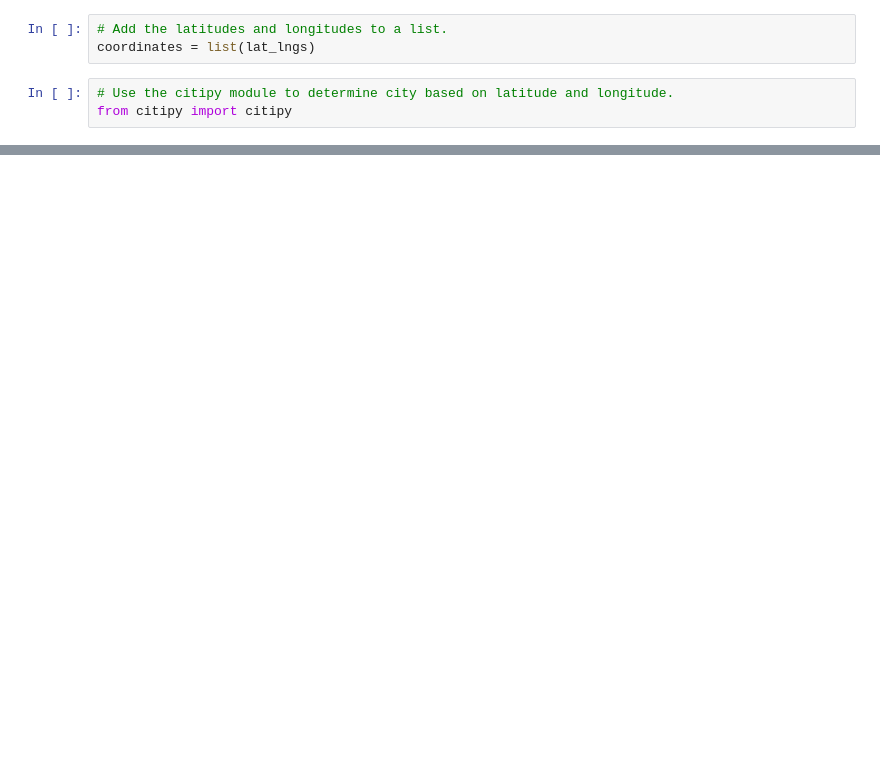
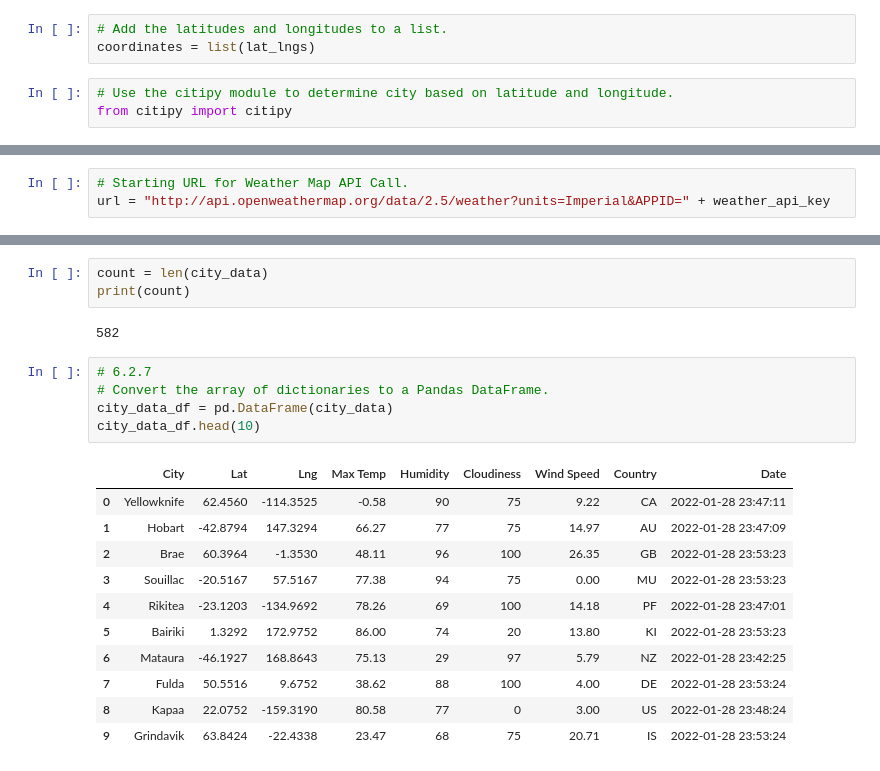
Before and after one commit to gucaselo/World_Weather_Analysis, a Jupyter notebook: WeatherPy.ipynb, the cells around one changed output, grey strips where cells are left out. Drawn from its saved outputs; the diff is of its cells as text; blank space fills up the shorter version.

```diff
--- a/WeatherPy.ipynb
+++ b/WeatherPy.ipynb
@@ -31,0 +42,3 @@ len(cities)
+# %%
+# Starting URL for Weather Map API Call.
+url = "http://api.openweathermap.org/data/2.5/weather?units=Imperial&APPID=" + weather_api_key
@@ -31,0 +129,22 @@ len(cities)
+# %%
+count = len(city_data)
+print(count)
+# %% [output]
+582
+# %%
+# 6.2.7
+# Convert the array of dictionaries to a Pandas DataFrame.
+city_data_df = pd.DataFrame(city_data)
+city_data_df.head(10)
+# %% [output]
+|  | City | Lat | Lng | Max Temp | Humidity | Cloudiness | Wind Speed | Country | Date |
+| 0 | Yellowknife | 62.4560 | -114.3525 | -0.58 | 90 | 75 | 9.22 | CA | 2022-01-28 23:47:11 |
+| 1 | Hobart | -42.8794 | 147.3294 | 66.27 | 77 | 75 | 14.97 | AU | 2022-01-28 23:47:09 |
+| 2 | Brae | 60.3964 | -1.3530 | 48.11 | 96 | 100 | 26.35 | GB | 2022-01-28 23:53:23 |
+| 3 | Souillac | -20.5167 | 57.5167 | 77.38 | 94 | 75 | 0.00 | MU | 2022-01-28 23:53:23 |
+| 4 | Rikitea | -23.1203 | -134.9692 | 78.26 | 69 | 100 | 14.18 | PF | 2022-01-28 23:47:01 |
+| 5 | Bairiki | 1.3292 | 172.9752 | 86.00 | 74 | 20 | 13.80 | KI | 2022-01-28 23:53:23 |
+| 6 | Mataura | -46.1927 | 168.8643 | 75.13 | 29 | 97 | 5.79 | NZ | 2022-01-28 23:42:25 |
+| 7 | Fulda | 50.5516 | 9.6752 | 38.62 | 88 | 100 | 4.00 | DE | 2022-01-28 23:53:24 |
+| 8 | Kapaa | 22.0752 | -159.3190 | 80.58 | 77 | 0 | 3.00 | US | 2022-01-28 23:48:24 |
+| 9 | Grindavik | 63.8424 | -22.4338 | 23.47 | 68 | 75 | 20.71 | IS | 2022-01-28 23:53:24 |
```
Also changed, not shown: parts of 7 cells of this notebook.
